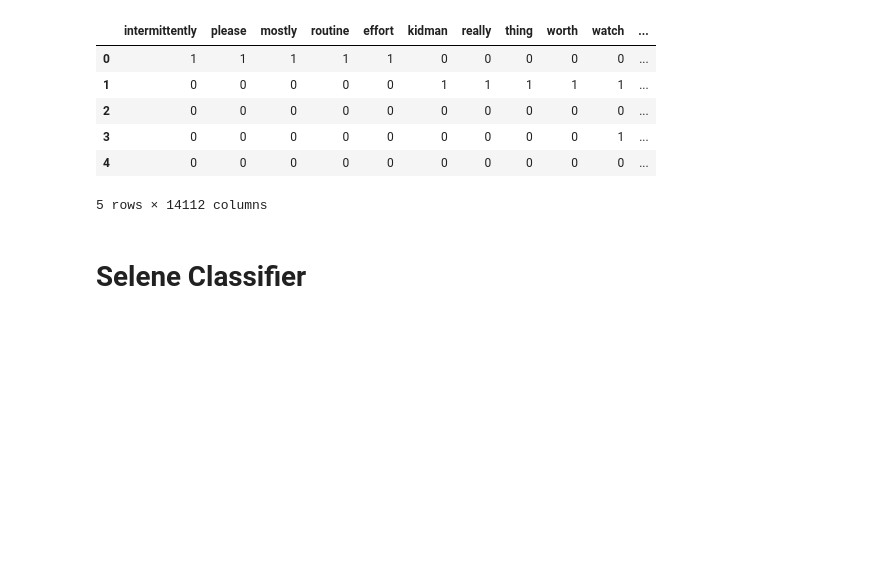
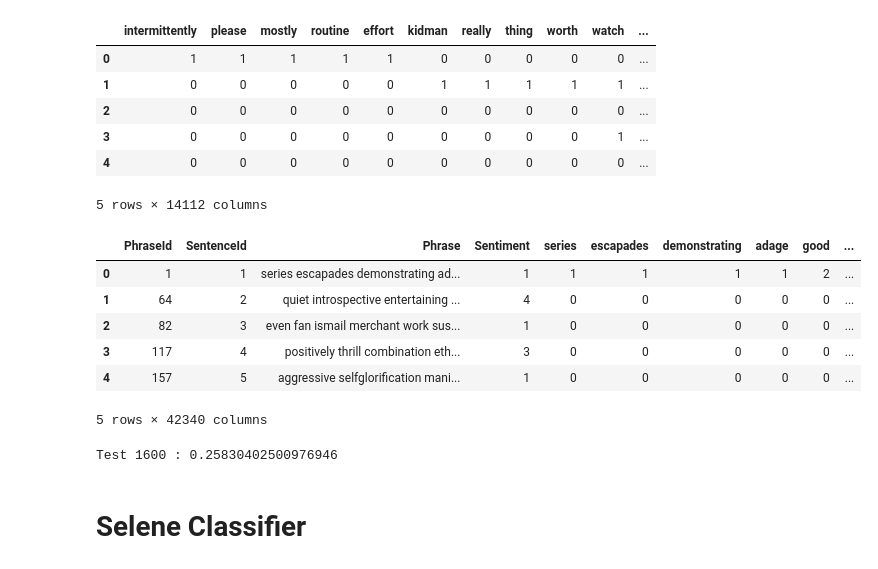
Before and after one commit to jfranc33/movieSentiment, a Jupyter notebook: classifier1.ipynb, the cells around one changed output. Saved outputs shown, nothing was run; the diff lists cells and outputs as text; code cells hidden in the pictures; blank space fills up the shorter version.

Commit message:
KNN Classifier on vectDF

```diff
--- a/classifier1.ipynb
+++ b/classifier1.ipynb
@@ -441,8 +439,28 @@ subTestVectDf.head()
 5 rows × 14112 columns
 # %%
 vectDf = pd.concat([vectDf, subVectDf], axis = 1)
+vectDf.head()
+# %% [output]
+|  | PhraseId | SentenceId | Phrase | Sentiment | series | escapades | demonstrating | adage | good | ... |
+| 0 | 1 | 1 | series escapades demonstrating ad... | 1 | 1 | 1 | 1 | 1 | 2 | ... |
+| 1 | 64 | 2 | quiet introspective entertaining ... | 4 | 0 | 0 | 0 | 0 | 0 | ... |
+| 2 | 82 | 3 | even fan ismail merchant work sus... | 1 | 0 | 0 | 0 | 0 | 0 | ... |
+| 3 | 117 | 4 | positively thrill combination eth... | 3 | 0 | 0 | 0 | 0 | 0 | ... |
+| 4 | 157 | 5 | aggressive selfglorification mani... | 1 | 0 | 0 | 0 | 0 | 0 | ... |
+5 rows × 42340 columns
 # %%
 testVectDf = pd.concat([testVectDf, subTestVectDf], axis = 1)
+# %%
+from sklearn.model_selection import train_test_split
+from sklearn.neighbors import KNeighborsClassifier
+y = vectDf['Sentiment']
+X = vectDf.iloc[:,4:]
+X_train, X_test, y_train, y_test = train_test_split(X, y, test_size = .3, stratify = y)
+model = KNeighborsClassifier(n_neighbors = 1600)
+model.fit(X_train, y_train)
+print("Test", 1600, ":", model.score(X_test, y_test))
+# %% [output]
+Test 1600 : 0.25830402500976946
 # %% [markdown]
 # Selene Classifier
 # %%
```
Also changed, not shown: parts of 3 cells of this notebook, 1 other file.
